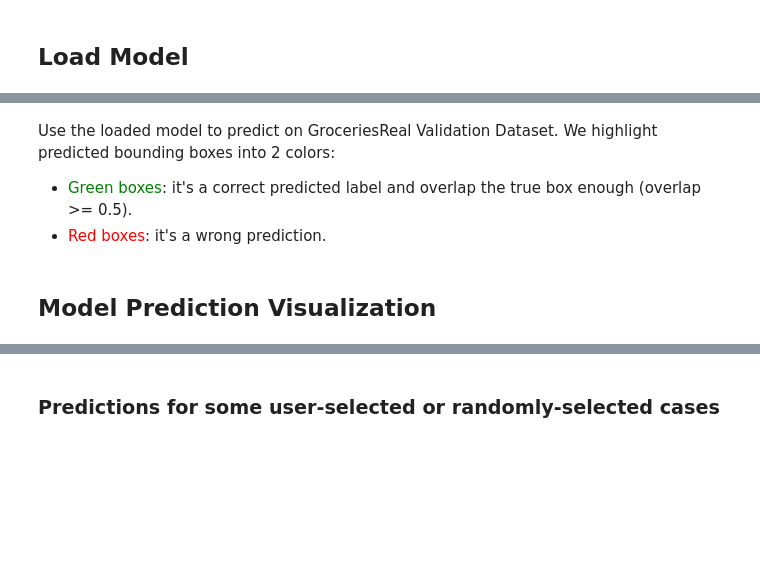
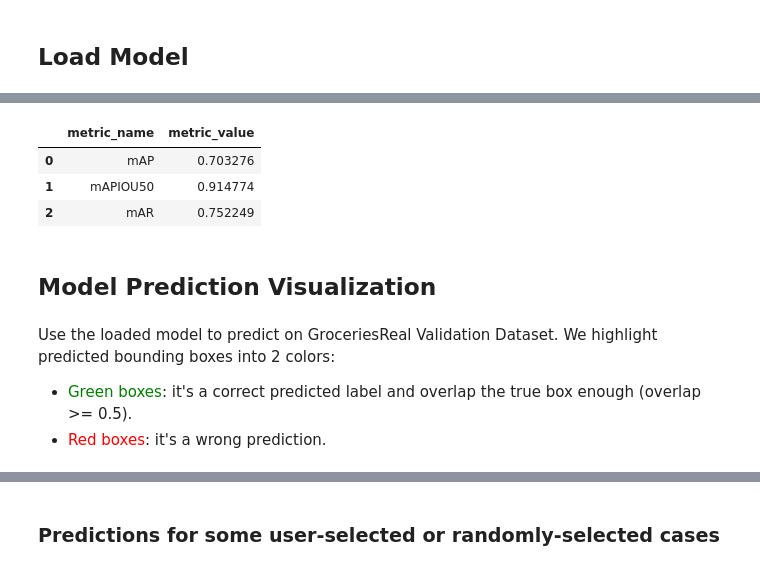
Before and after one commit to Unity-Technologies/datasetinsights, a Jupyter notebook: notebooks/SynthDet_Evaluation.ipynb, the cells around one changed output, grey strips where cells are left out. Cells and saved outputs as stored; diff of their text form; code cells hidden in the pictures; blank space fills up the shorter version.

```diff
--- a/notebooks/SynthDet_Evaluation.ipynb
+++ b/notebooks/SynthDet_Evaluation.ipynb
@@ -119,6 +151,25 @@ metrics_file.readlines()
+# %%
+import pandas as pd
+
+metrics = estimator.metrics
+df = pd.DataFrame({
+    "metric_name": ["mAP", "mAPIOU50", "mAR"],
+    "metric_value": [
+        metrics["mAP"].compute(),
+        metrics["mAPIOU50"].compute(),
+        metrics["mAR"].compute()
+    ]
+})
+
+df
+# %% [output]
+|  | metric_name | metric_value |
+| 0 | mAP | 0.703276 |
+| 1 | mAPIOU50 | 0.914774 |
+| 2 | mAR | 0.752249 |
+# %% [markdown]
+## Model Prediction Visualization
 # %% [markdown]
 Use the loaded model to predict on GroceriesReal Validation Dataset. We highlight predicted bounding boxes into 2 colors:
 - <font color='green'>Green boxes</font>: it's a correct predicted label and overlap the true box enough (overlap >= 0.5). <br>
 - <font color='red'>Red boxes</font>: it's a wrong prediction.<br>
-# %% [markdown]
-## Model Prediction Visualization
```
Also changed, not shown: parts of 16 cells of this notebook.
